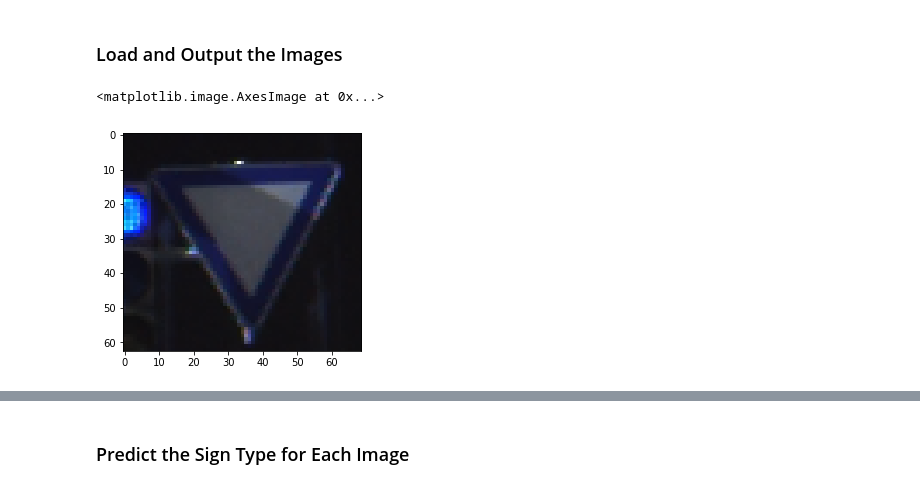
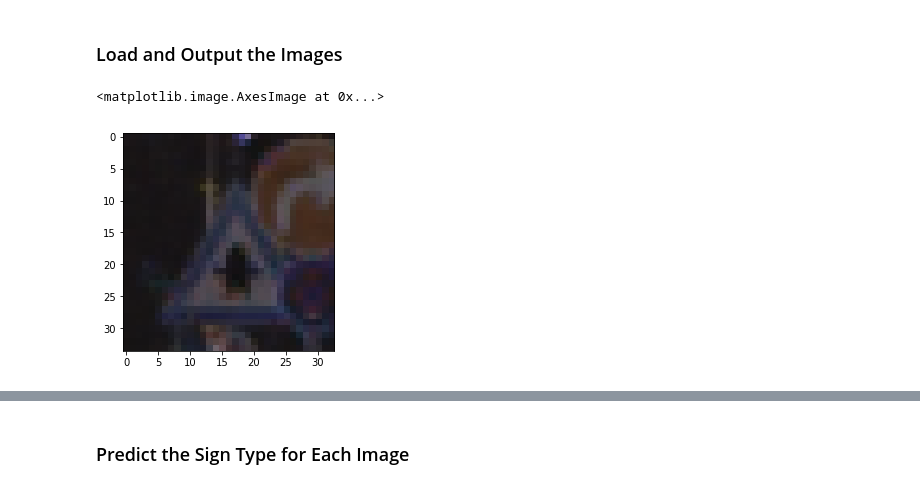
Before and after one commit to emrecanbulut/CarND-Traffic-Sign-Classifier-Project, a Jupyter notebook: Traffic-Sign-Classifier.ipynb, the cells around one changed output, grey strips where cells are left out. Cells and saved outputs as stored; diff of their text form; code cells hidden in the pictures.

```diff
--- a/Traffic-Sign-Classifier.ipynb
+++ b/Traffic-Sign-Classifier.ipynb
@@ -134,7 +134,7 @@ import matplotlib.pyplot as plt
 import random
 # Visualizations will be shown in the notebook.
 %matplotlib inline
-plt.rcParams['figure.figsize'] = [15, 5]  #[width, height]
+default_fig_size = plt.rcParams['figure.figsize']
 
 index = random.randint(0, len(X_train))
 image = X_train[index].squeeze()
@@ -153,4 +153,6 @@ _, validCount = np.unique(valid['labels'], return_counts = True)
 # %%
+plt.rcParams['figure.figsize'] = [15, 5] #[width, height]
+
 fig, ax = plt.subplots()
 bar_width = 1.5
 opacity = 0.8
@@ -180,4 +182,6 @@ plt.legend()
 
 plt.tight_layout()
 plt.show()
+
+plt.rcParams['figure.figsize'] = default_fig_size
 # %% [output]
@@ -460,15 +447,15 @@ import matplotlib.pyplot as plt
 # %%
 ### Load the images and plot them here.
 ### Feel free to use as many code cells as needed.
 images=[]
-y_actual = np.arange(10, 40, 1)
+y_actual = np.arange(10, 43, 1)
 
-images = np.array([cv2.imread('GTSRB/onlinetest/000'+str(ind)+'/00000_00015.ppm') for ind in y_actual])
+images = np.array([cv2.imread('GTSRB/000'+str(ind)+'/00000_00015.ppm') for ind in y_actual])
 
-plt.imshow(images[3])
+plt.imshow(images[1])
 # %% [output]
 <matplotlib.image.AxesImage at 0x...>
-[figure, old version]
+[figure, new version]
 # %%
 resized_images = []
 dim = (32, 32)
```
Also changed, not shown: parts of 17 cells of this notebook, 37 other files.
